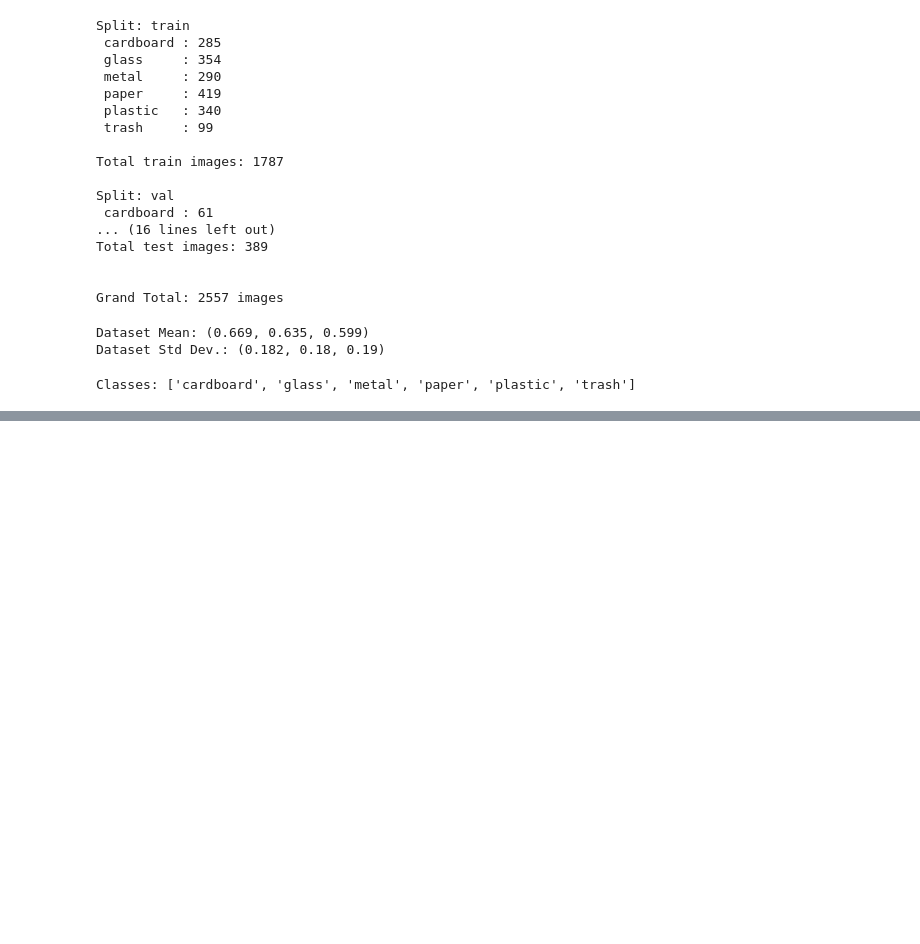
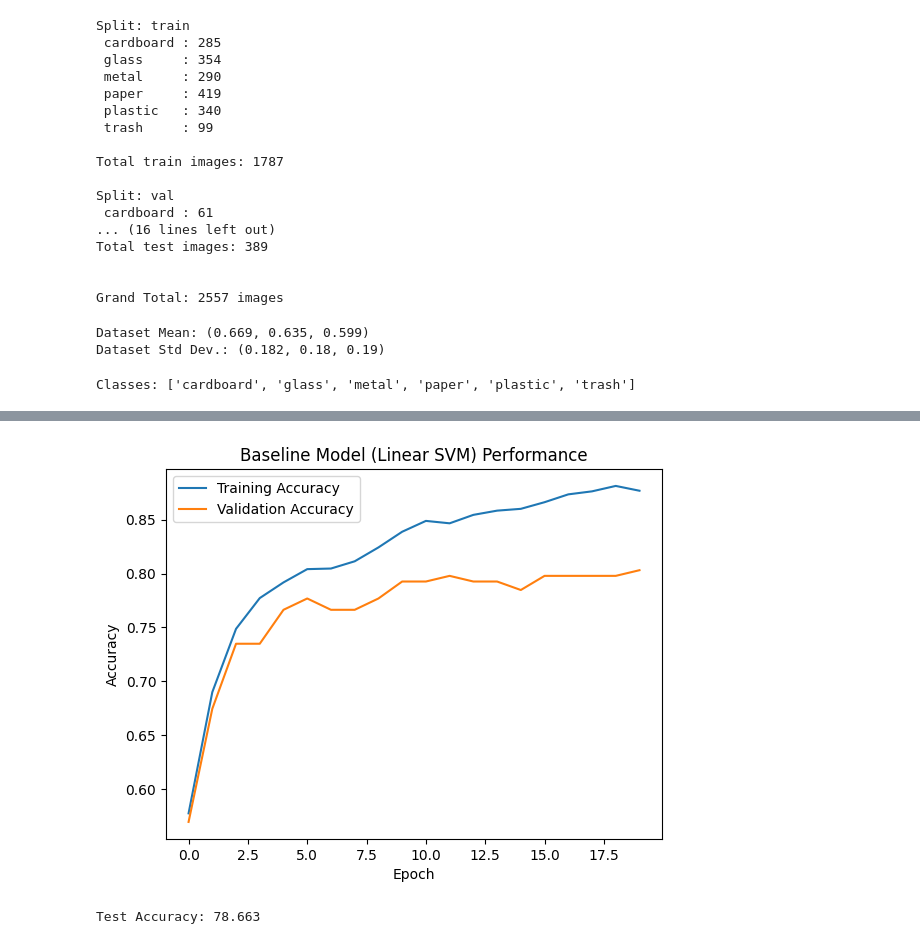
Before and after one commit to Karanjit75/Smart-Garbage-Sorting-System, a Jupyter notebook: Project Code File.ipynb, the cells around one changed output, grey strips where cells are left out. Drawn from its saved outputs; the diff is of its cells as text; code cells hidden in the pictures; blank space fills up the shorter version.

```diff
--- a/Project Code File.ipynb
+++ b/Project Code File.ipynb
@@ -152,7 +151,7 @@ Split created at: /content/drive/MyDrive/4th Year/4F/APS360 - Machine Learning/P
 def valid_image(path):
   try:
     with Image.open(path) as img:
-      img.load()
+      img.verify()
     return True
   except (UnidentifiedImageError, OSError, ValueError):
     return False
@@ -336,0 +381,71 @@ plt.show()
+# %%
+# Linear SVM Model
+class LinearSVM(nn.Module):
+  def __init__(self, in_dim, num_classes):
+    super().__init__()
+    self.fc = nn.Linear(in_dim, num_classes)
+
+  def forward(self, x):
+    return self.fc(x)
+
+def hinge_loss(logits, y, margin=1.0, weight_decay = 1e-4):
+  N, C = logits.shape
+  correct = logits[torch.arange(N), y].unsqueeze(1)
+  margins = torch.clamp(margin+logits-correct, min=0)
+  margins[torch.arange(N), y] = 0
+  loss = margins.max(dim=1)[0].mean()
+  reg = weight_decay * logits.pow(2).mean()
+  return (loss+reg)
+# %%
+# Train SVM
+svm = LinearSVM(in_dim = train_features.shape[1], num_classes = len(classes)).to(device)
+optimizer = optim.Adam(svm.parameters(), lr = 0.001)
+epochs = 20
+batch_size = 64
+
+train_ds = torch.utils.data.TensorDataset(train_features, train_labels)
+val_ds = torch.utils.data.TensorDataset(val_features, val_labels)
+
+train_loader = torch.utils.data.DataLoader(train_ds, batch_size=batch_size, shuffle=True)
+val_loader = torch.utils.data.DataLoader(val_ds, batch_size=batch_size, shuffle=False)
+
+def svm_accuracy(logits, y):
+  return (logits.argmax(1) == y).float().mean().item()
+
+svm_train_acc, svm_val_acc = [], []
+
+for epoch in range(epochs):
+
+  svm.train()
+  for xb, yb in train_loader:
+    xb, yb = xb.to(device), yb.to(device)
+    optimizer.zero_grad()
+    out = svm(xb)
+    loss = hinge_loss(out, yb)
+    loss.backward()
+    optimizer.step()
+
+  svm.eval()
+  with torch.no_grad():
+    train_logits = svm(train_features.to(device))
+    val_logits = svm(val_features.to(device))
+
+    tr_acc = svm_accuracy(train_logits.cpu(), train_labels)
+    val_acc = svm_accuracy(val_logits.cpu(), val_labels)
+  svm_train_acc.append(tr_acc)
+  svm_val_acc.append(val_acc)
+  print(f"Epoch {epoch+1:02d}: Train Acc: {tr_acc*100:.3f}, Val Acc: {val_acc*100:.3f}")
+
+plt.plot(svm_train_acc, label="Training Accuracy")
+plt.plot(svm_val_acc, label="Validation Accuracy")
+plt.xlabel("Epoch")
+plt.ylabel("Accuracy")
+plt.title("Baseline Model (Linear SVM) Performance")
+plt.legend()
+plt.show()
+
+with torch.no_grad():
+  test_logits = svm(test_features.to(device))
+  test_acc = svm_accuracy(test_logits.cpu(), test_labels)
+  print(f"Test Accuracy: {test_acc*100:.3f}")
+# %% [output]
@@ -336,0 +472,2 @@ plt.show()
+[figure, added]
+Test Accuracy: 78.663
```
Also changed, not shown: parts of 7 cells of this notebook.
